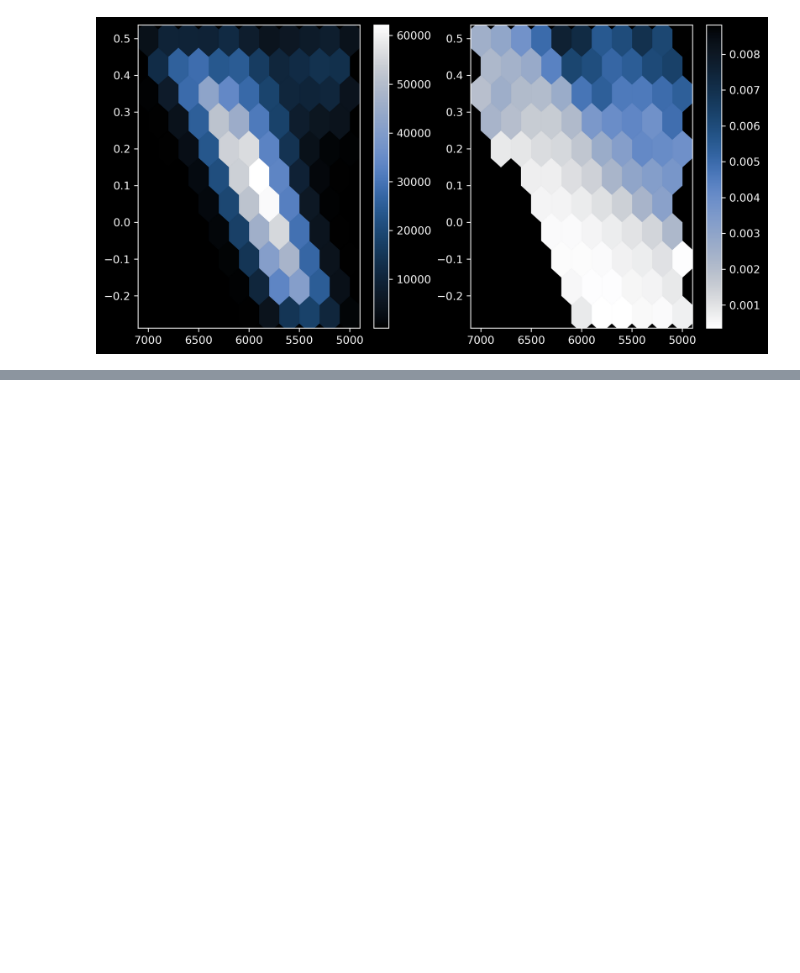
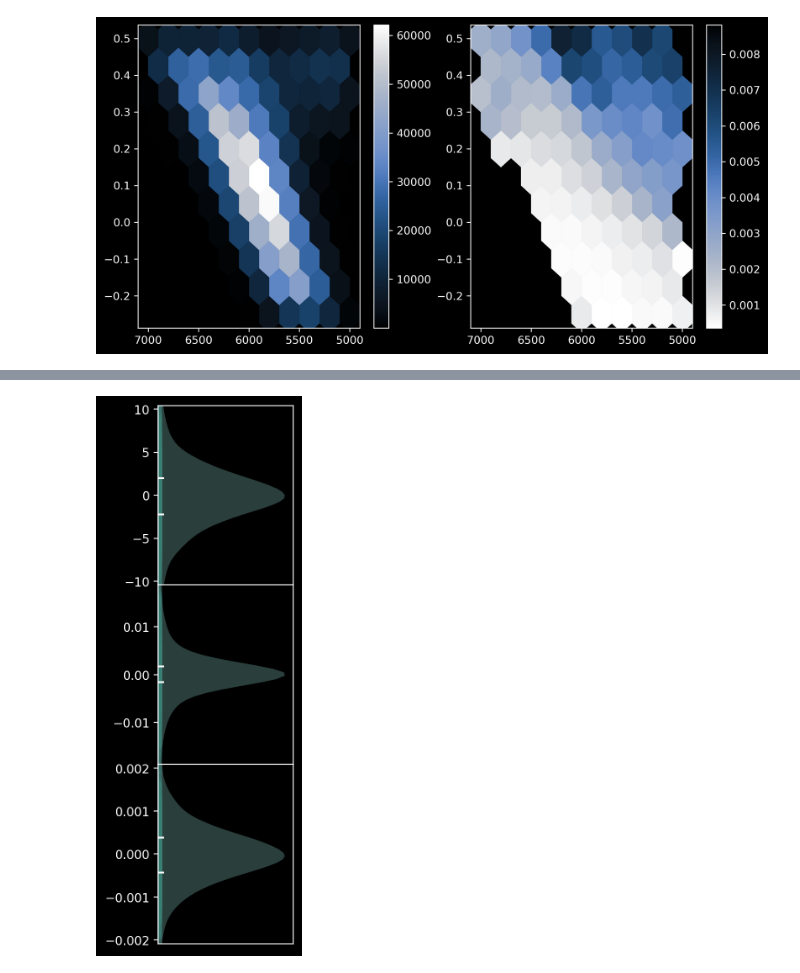
Before and after one commit to ojscutt/ultranest-pitchfork, a Jupyter notebook: tasc-poster.ipynb, the cells around one changed output, grey strips where cells are left out. Drawn from its saved outputs; the diff is of its cells as text; code cells hidden in the pictures; blank space fills up the shorter version.

```diff
--- a/tasc-poster.ipynb
+++ b/tasc-poster.ipynb
@@ -180,0 +306,60 @@ comparison_hex(df_crop, col_to_test, gridsize=10)
+# %%
+def classical_violins(df, labels, sample_n=10000):
+    df = df.sample(n=sample_n)
+
+    fig, axs = plt.subplots(len(labels), 1, figsize=(2, 8), dpi=200)
+
+    def classical_violin(ax, label):
+        residuals = df["resid_" + label]
+
+        median = np.median(residuals, axis=0)
+        violin = ax.violinplot(
+            residuals,
+            showextrema=False,
+            showmedians=False,
+            points=500,
+            widths=1.5,
+        )
+
+        body = violin["bodies"][0]
+        m = np.mean(body.get_paths()[0].vertices[:, 0])
+        body.get_paths()[0].vertices[:, 0] = np.clip(
+            body.get_paths()[0].vertices[:, 0], m, np.inf
+        )
+
+        ax.scatter(np.ones(len(residuals)), residuals, alpha=0.01)
+
+        c = "white"
+        ax.scatter(
+            1,
+            median + scipy.stats.median_abs_deviation(residuals),
+            marker="_",
+            c=c,
+            s=100,
+        )
+        ax.scatter(
+            1,
+            median - scipy.stats.median_abs_deviation(residuals),
+            marker="_",
+            c=c,
+            s=100,
+        )
+
+        ax.xaxis.set_tick_params(labelbottom=False)
+        ax.set_xticks([])
+
+        ylim = 0.1 * abs(max((residuals.min(), residuals.max()), key=abs))
+        ax.set_ylim([-ylim, ylim])
+        ax.set_xlim([1, 1.8])
+
+    fig.subplots_adjust(hspace=0)
+
+    ax_i = 0
+    for label in labels:
+        classical_violin(axs[ax_i], label)
+        ax_i += 1
+
+
+classical_violins(df, ["calc_effective_T", "luminosity", "star_feh"])
+# %% [output]
+[figure, added]
```
Also changed, not shown: parts of 4 cells of this notebook.
